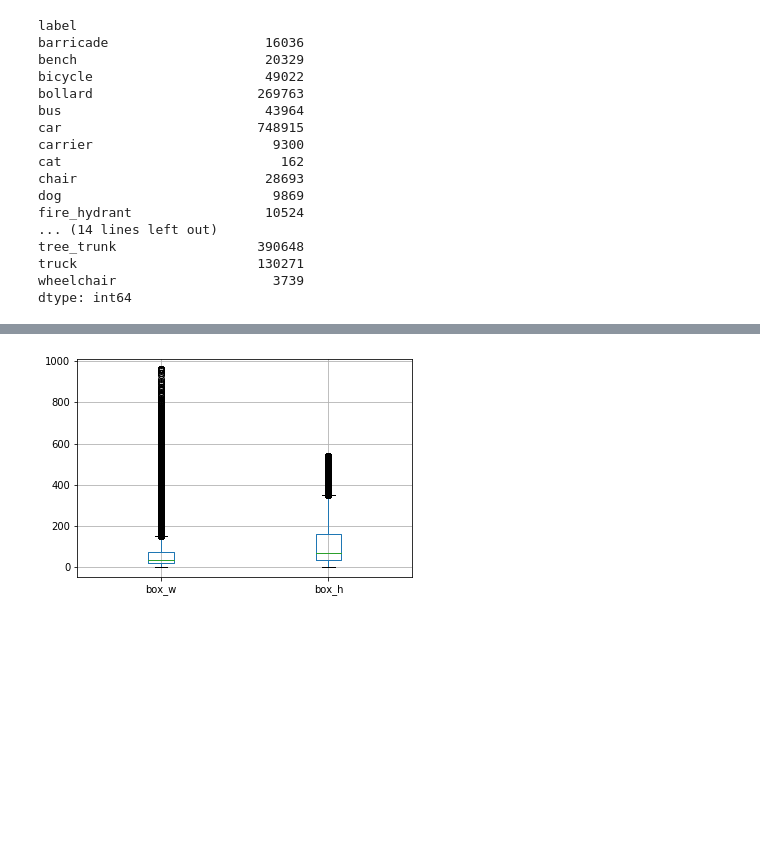
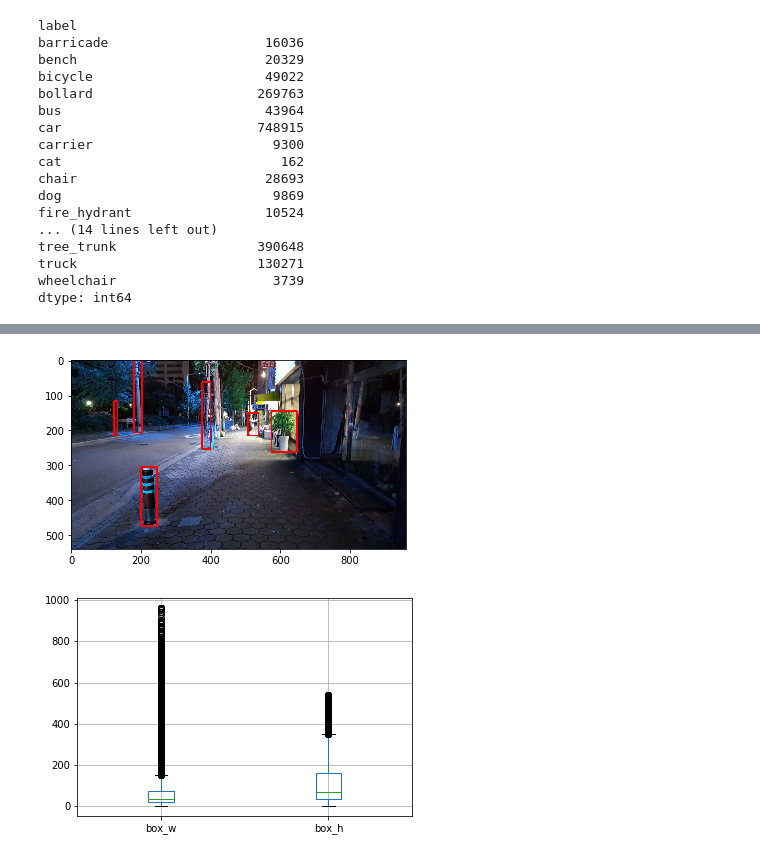
Before and after one commit to comojin1994/Deep_Learning_Study, a Jupyter notebook: AI_Competition/EDA.ipynb, the cells around one changed output, grey strips where cells are left out. Cells and saved outputs as stored; diff of their text form; code cells hidden in the pictures; blank space fills up the shorter version.

```diff
--- a/AI_Competition/EDA.ipynb
+++ b/AI_Competition/EDA.ipynb
@@ -145,3 +205,17 @@ dtype: int64
+# %%
+image_id = 'MP_SEL_B026937.jpg'
+
+img = cv2.imread(f'{train_dir}/{image_id}')
+sample_image2 = image_info[image_info['name']==image_id].loc[:, ['x1', 'y1', 'x2', 'y2']]
+
+for x1, y1, x2, y2 in np.array(sample_image2):
+    x = (x1, y1)
+    y = (x2, y2)
+    cv2.rectangle(img, x, y, (255, 0, 0), 4)
+plt.imshow(img)
+plt.show()
+# %% [output]
+[figure, added]
 # %%
 pd.DataFrame(image_info[['box_w', 'box_h']]).boxplot()
 plt.show()
```
Also changed, not shown: parts of 15 cells of this notebook.
